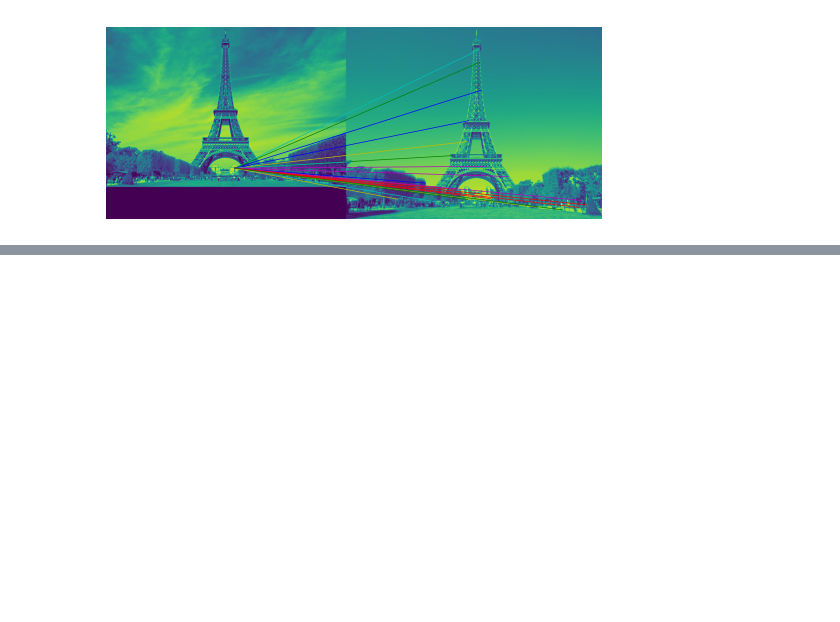
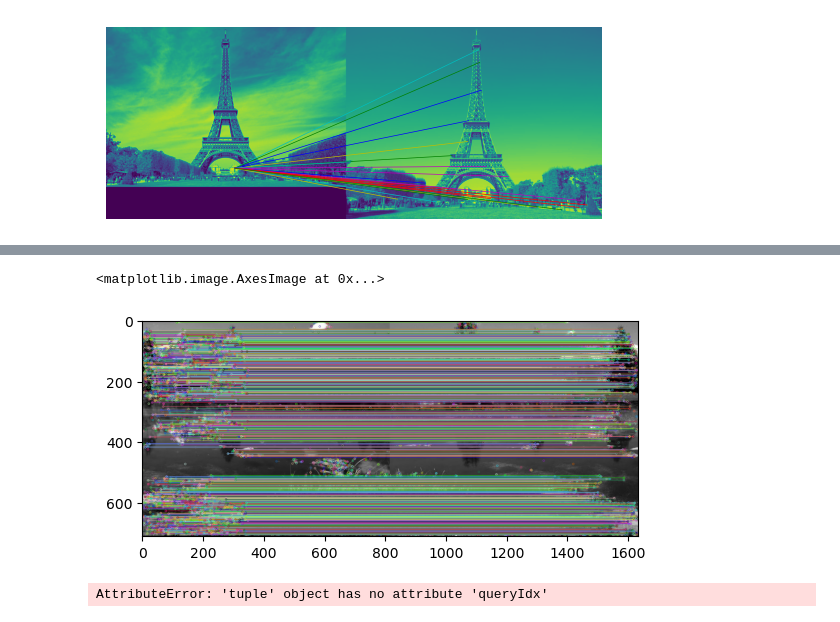
Before and after one commit to KrzysztofGG/ZAW, a Jupyter notebook: lab6/lab6.ipynb, the cells around one changed output, grey strips where cells are left out. Saved outputs shown, nothing was run; the diff lists cells and outputs as text; code cells hidden in the pictures; blank space fills up the shorter version.

```diff
--- a/lab6/lab6.ipynb
+++ b/lab6/lab6.ipynb
@@ -429,0 +317,4 @@ filtered_points = non_max_suppression(o)
+# %%
+n=30
+points_filtered.sort(key=lambda x: x[1], reverse=True)
+points_best = points_filtered[:n]
@@ -429,0 +503,29 @@ filtered_points = non_max_suppression(o)
+# %%
+kpnt1, des1 = sift.detectAndCompute(im1, None)
+kpnt2, des2 = sift.detectAndCompute(im2, None)
+
+bf = cv2.BFMatcher(cv2.NORM_L2)
+matches = bf.knnMatch(des1, des2, k=2)
+best_matches = [m for m, n in matches if m.distance < 0.5*n.distance]
+
+res = cv2.drawMatches(im1, kpnt1,
+                      im2, kpnt2,
+                      best_matches,
+                      None,
+                      flags=0)
+plt.imshow(res)
+# %% [output]
+<matplotlib.image.AxesImage at 0x...>
+[figure, added]
+# %%
+keypointsL = np.float32([kp.pt for kp in kpnt1])
+keypointsR = np.float32([kp.pt for kp in kpnt2])
+
+ptsA = np.float32([keypointsL[m.queryIdx] for m in matches])
+ptsB = np.float32([keypointsR[m.trainIdx] for m in matches])
+
+H = cv2.findHomography(ptsA, ptsB)
+
+# result = cv2.warpPerspective(im1, )
+# %% [output]
+AttributeError: 'tuple' object has no attribute 'queryIdx'
```
Also changed, not shown: parts of 18 cells of this notebook, 1 other file.
